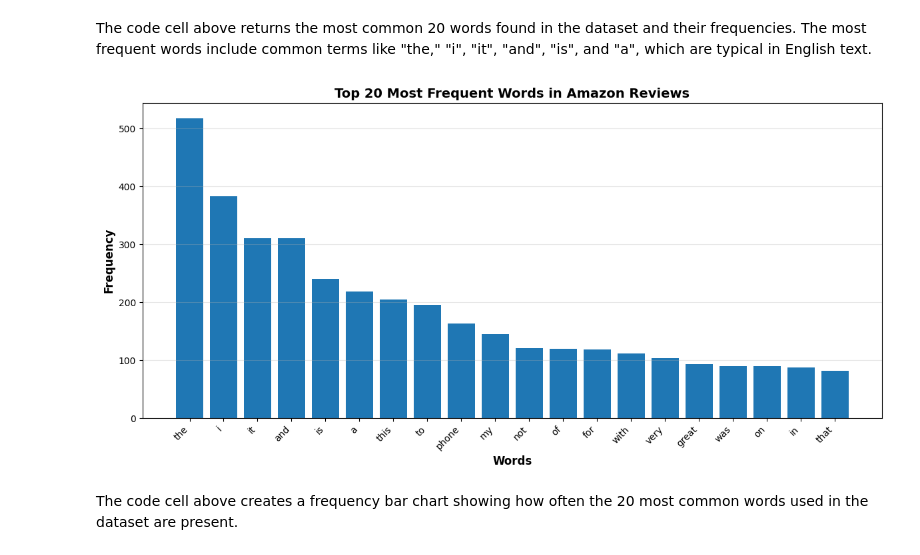
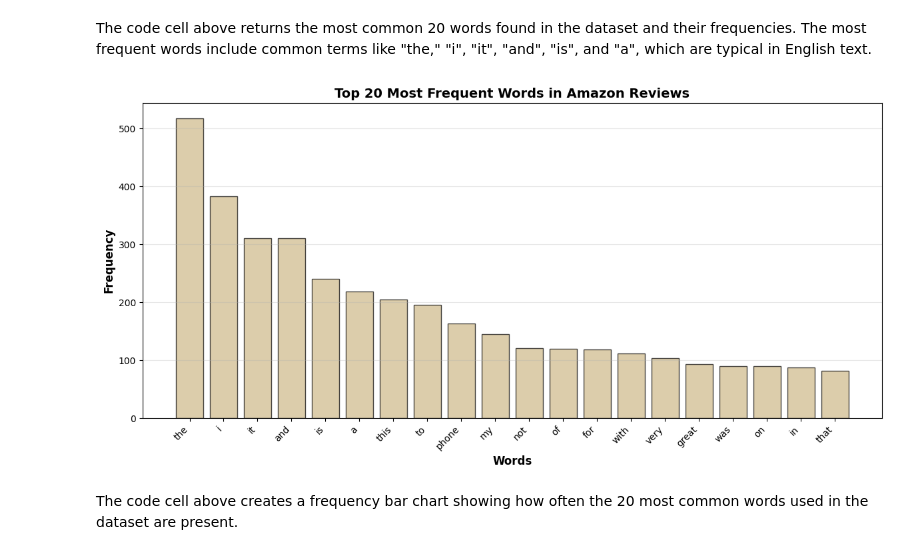
Before and after one commit to smmurdock/Neural-Network-Sentiment-Analysis, a Jupyter notebook: d604_task_2.ipynb, the cells around one changed output. Saved outputs shown, nothing was run; the diff lists cells and outputs as text; code cells hidden in the pictures.

```diff
--- a/d604_task_2.ipynb
+++ b/d604_task_2.ipynb
@@ -500,21 +499,21 @@ The code cell above returns the most common 20 words found in the dataset and th
 # %%
 # Create visualization of top 20 words
 # Extract words and their counts for plotting
 words = [word for word, count in top_20_words]
 counts = [count for word, count in top_20_words]
 
 # Create the plot
 plt.figure(figsize=(12, 6))
-plt.bar(words, counts)
+plt.bar(words, counts, color='#CEB888', edgecolor='black', alpha=0.7)
 plt.xlabel('Words', fontsize=12, fontweight='bold')
 plt.ylabel('Frequency', fontsize=12, fontweight='bold')
 plt.title('Top 20 Most Frequent Words in Amazon Reviews', fontsize=14, fontweight='bold')
 plt.xticks(rotation=45, ha='right')
 plt.tight_layout()
 plt.grid(axis='y', alpha=0.3)
 plt.show()
 # %% [output]
-[figure, old version]
+[figure, new version]
 # %% [markdown]
 The code cell above creates a frequency bar chart showing how often the 20 most common words used in the dataset are present.
 # %%
```
Also changed, not shown: parts of 8 cells of this notebook.
